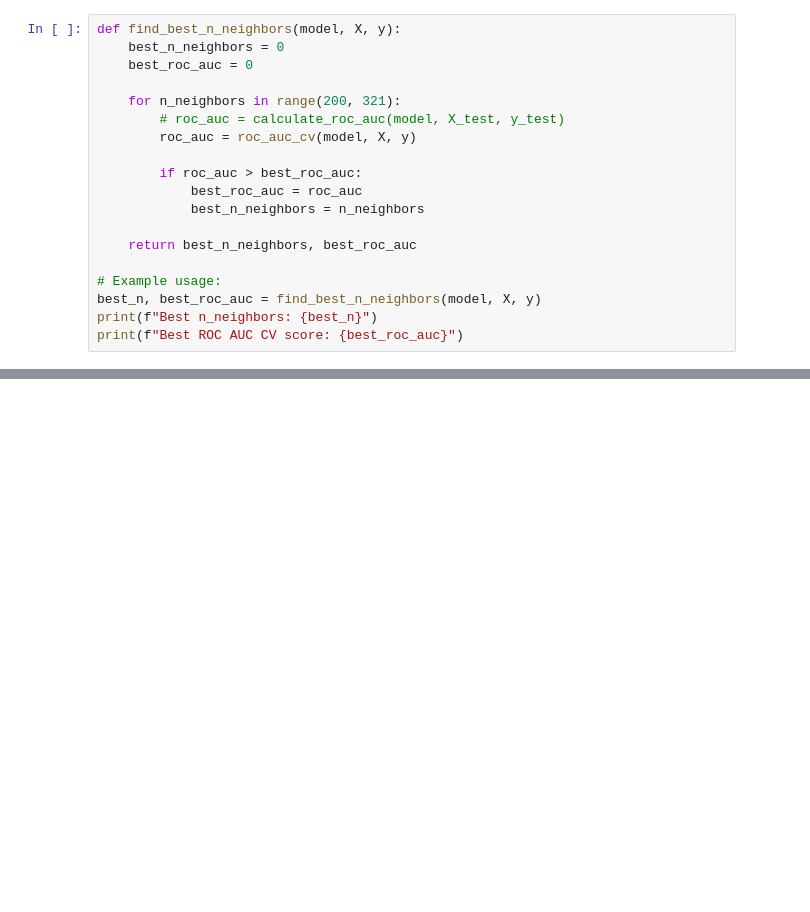
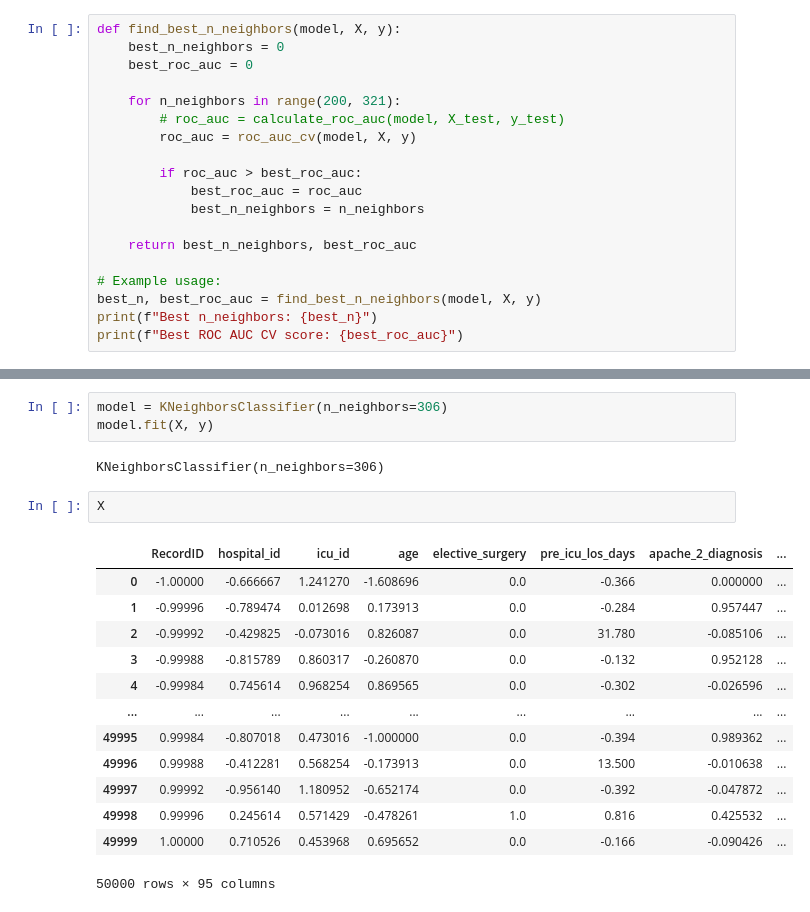
Before and after one commit to YahyaAhmedKhan/iml, a Jupyter notebook: knn2 copy.ipynb, the cells around one changed output, grey strips where cells are left out. Saved outputs shown, nothing was run; the diff lists cells and outputs as text; blank space fills up the shorter version.

```diff
--- a/knn2 copy.ipynb
+++ b/knn2 copy.ipynb
@@ -165,3 +303,24 @@ print(f"Best ROC AUC CV score: {best_roc_auc}")
+# %%
+model = KNeighborsClassifier(n_neighbors=306)
+model.fit(X, y)
+# %% [output]
+KNeighborsClassifier(n_neighbors=306)
+# %%
+X
+# %% [output]
+|  | RecordID | hospital_id | icu_id | age | elective_surgery | pre_icu_los_days | apache_2_diagnosis | ... |
+| 0 | -1.00000 | -0.666667 | 1.241270 | -1.608696 | 0.0 | -0.366 | 0.000000 | ... |
+| 1 | -0.99996 | -0.789474 | 0.012698 | 0.173913 | 0.0 | -0.284 | 0.957447 | ... |
+| 2 | -0.99992 | -0.429825 | -0.073016 | 0.826087 | 0.0 | 31.780 | -0.085106 | ... |
+| 3 | -0.99988 | -0.815789 | 0.860317 | -0.260870 | 0.0 | -0.132 | 0.952128 | ... |
+| 4 | -0.99984 | 0.745614 | 0.968254 | 0.869565 | 0.0 | -0.302 | -0.026596 | ... |
+| ... | ... | ... | ... | ... | ... | ... | ... | ... |
+| 49995 | 0.99984 | -0.807018 | 0.473016 | -1.000000 | 0.0 | -0.394 | 0.989362 | ... |
+| 49996 | 0.99988 | -0.412281 | 0.568254 | -0.173913 | 0.0 | 13.500 | -0.010638 | ... |
+| 49997 | 0.99992 | -0.956140 | 1.180952 | -0.652174 | 0.0 | -0.392 | -0.047872 | ... |
+| 49998 | 0.99996 | 0.245614 | 0.571429 | -0.478261 | 1.0 | 0.816 | 0.425532 | ... |
+| 49999 | 1.00000 | 0.710526 | 0.453968 | 0.695652 | 0.0 | -0.166 | -0.090426 | ... |
+50000 rows × 95 columns
 # %%
 def generate_predictions_for_model(model, test_file, output_file):
 
```
Also changed, not shown: parts of 20 cells of this notebook, 7 other files.
